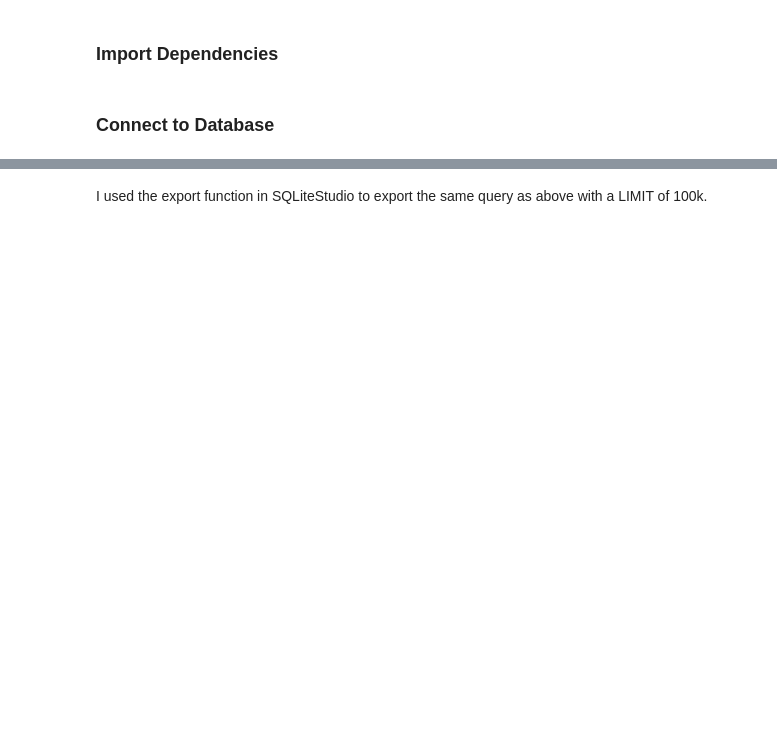
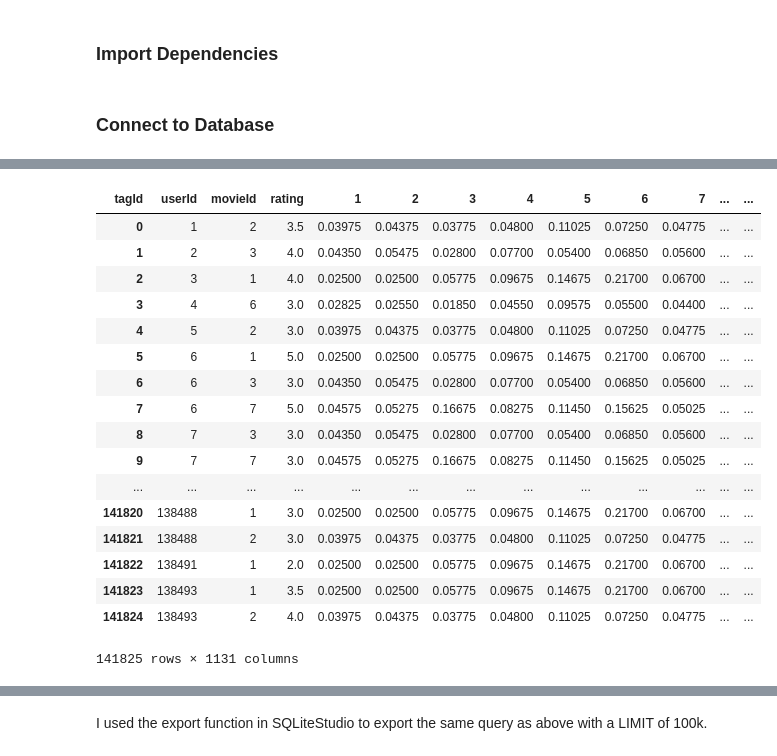
Before and after one commit to chasekregor/INFOCapstone, a Jupyter notebook: models.ipynb, the cells around one changed output, grey strips where cells are left out. Cells and saved outputs as stored; diff of their text form; code cells hidden in the pictures; blank space fills up the shorter version.

```diff
--- a/models.ipynb
+++ b/models.ipynb
@@ -13,0 +51,23 @@ c = conn.cursor()
+# %%
+model110k = model110k.reset_index()
+# %%
+model110k
+# %% [output]
+| tagId | userId | movieId | rating | 1 | 2 | 3 | 4 | 5 | 6 | 7 | ... | ... |
+| 0 | 1 | 2 | 3.5 | 0.03975 | 0.04375 | 0.03775 | 0.04800 | 0.11025 | 0.07250 | 0.04775 | ... | ... |
+| 1 | 2 | 3 | 4.0 | 0.04350 | 0.05475 | 0.02800 | 0.07700 | 0.05400 | 0.06850 | 0.05600 | ... | ... |
+| 2 | 3 | 1 | 4.0 | 0.02500 | 0.02500 | 0.05775 | 0.09675 | 0.14675 | 0.21700 | 0.06700 | ... | ... |
+| 3 | 4 | 6 | 3.0 | 0.02825 | 0.02550 | 0.01850 | 0.04550 | 0.09575 | 0.05500 | 0.04400 | ... | ... |
+| 4 | 5 | 2 | 3.0 | 0.03975 | 0.04375 | 0.03775 | 0.04800 | 0.11025 | 0.07250 | 0.04775 | ... | ... |
+| 5 | 6 | 1 | 5.0 | 0.02500 | 0.02500 | 0.05775 | 0.09675 | 0.14675 | 0.21700 | 0.06700 | ... | ... |
+| 6 | 6 | 3 | 3.0 | 0.04350 | 0.05475 | 0.02800 | 0.07700 | 0.05400 | 0.06850 | 0.05600 | ... | ... |
+| 7 | 6 | 7 | 5.0 | 0.04575 | 0.05275 | 0.16675 | 0.08275 | 0.11450 | 0.15625 | 0.05025 | ... | ... |
+| 8 | 7 | 3 | 3.0 | 0.04350 | 0.05475 | 0.02800 | 0.07700 | 0.05400 | 0.06850 | 0.05600 | ... | ... |
+| 9 | 7 | 7 | 3.0 | 0.04575 | 0.05275 | 0.16675 | 0.08275 | 0.11450 | 0.15625 | 0.05025 | ... | ... |
+| ... | ... | ... | ... | ... | ... | ... | ... | ... | ... | ... | ... | ... |
+| 141820 | 138488 | 1 | 3.0 | 0.02500 | 0.02500 | 0.05775 | 0.09675 | 0.14675 | 0.21700 | 0.06700 | ... | ... |
+| 141821 | 138488 | 2 | 3.0 | 0.03975 | 0.04375 | 0.03775 | 0.04800 | 0.11025 | 0.07250 | 0.04775 | ... | ... |
+| 141822 | 138491 | 1 | 2.0 | 0.02500 | 0.02500 | 0.05775 | 0.09675 | 0.14675 | 0.21700 | 0.06700 | ... | ... |
+| 141823 | 138493 | 1 | 3.5 | 0.02500 | 0.02500 | 0.05775 | 0.09675 | 0.14675 | 0.21700 | 0.06700 | ... | ... |
+| 141824 | 138493 | 2 | 4.0 | 0.03975 | 0.04375 | 0.03775 | 0.04800 | 0.11025 | 0.07250 | 0.04775 | ... | ... |
+141825 rows × 1131 columns
```
Also changed, not shown: parts of 19 cells of this notebook.
